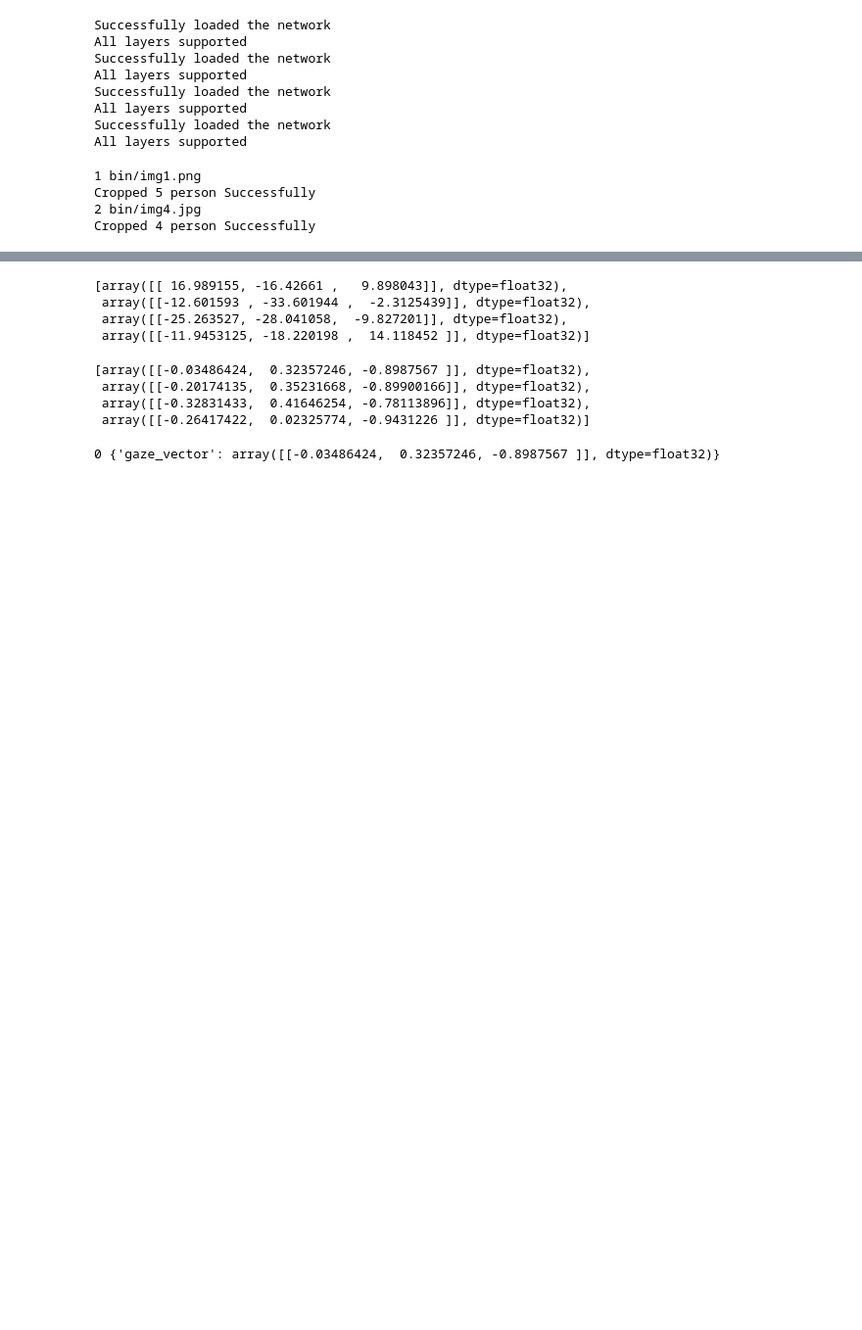
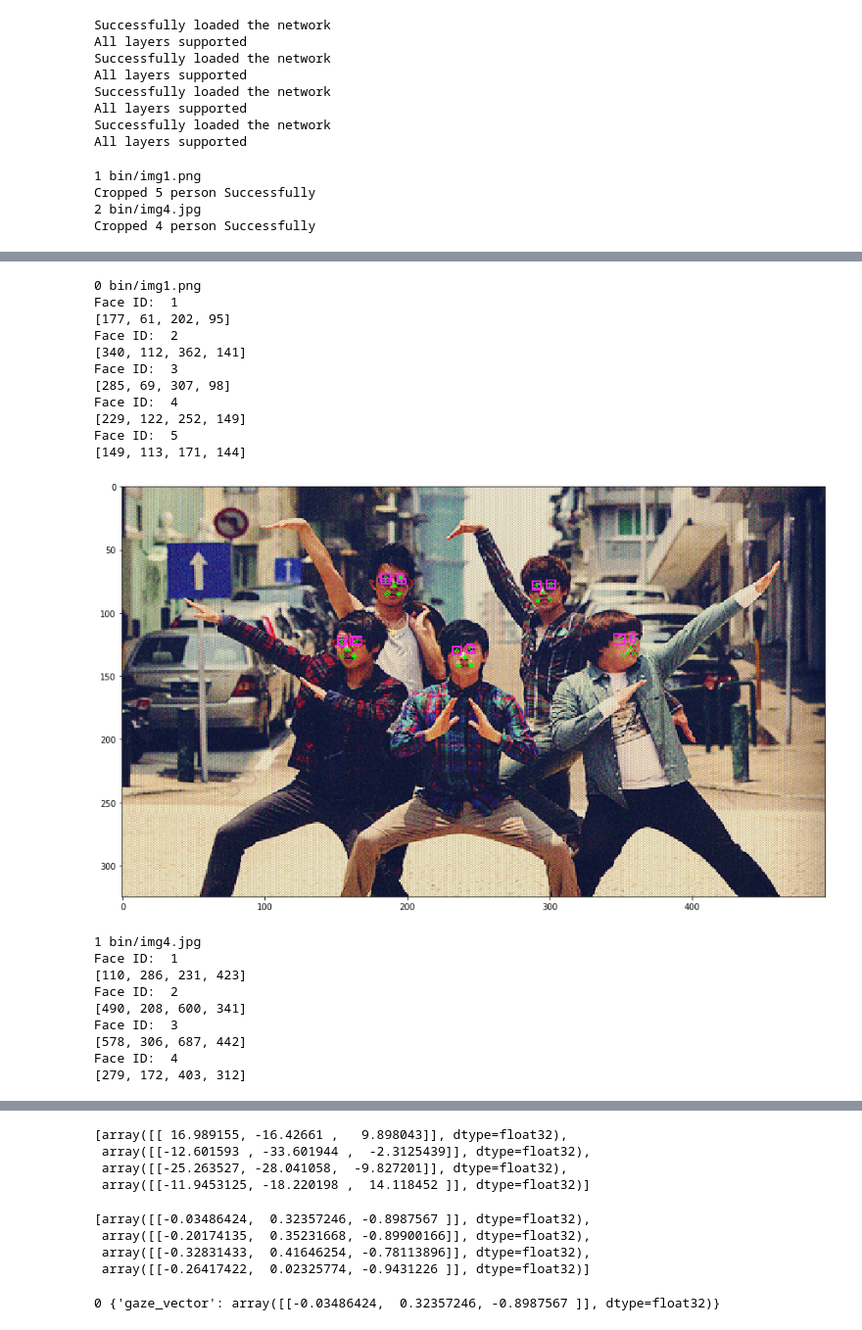
Before and after one commit to jpraveenkanna/Computer_Pointer_Controller, a Jupyter notebook: main.ipynb, the cells around one changed output, grey strips where cells are left out. Shown at 98% size. Drawn from its saved outputs; the diff is of its cells as text; code cells hidden in the pictures; blank space fills up the shorter version.

```diff
--- a/main.ipynb
+++ b/main.ipynb
@@ -66,11 +87,12 @@ Cropped 4 person Successfully
 # %%
+#don't run this
 #Handle landmark detection
 crop_percentage = 0.5
 left_eye =[]
 right_eye = []
 x_coord = []
 y_coord = []
-for image_id,input_img in enumerate(cropped_image):
+for image_id,cropped_faces in enumerate(cropped_image):
     pre_processed_img = ld.pre_process_input(input_img)
     result = ld.predict(pre_processed_img)
     output_image,x_axis,y_axis = ld.preprocess_output(result)
@@ -82,0 +145,28 @@ for image_id,input_img in enumerate(cropped_image):
+# %%
+a,b =[],[]
+for image_id in range(2):
+    print(image_id)
+    for face in range(3):
+        input_img = face
+        pre_processed_img = ld.pre_process_input(input_img)
+        result = ld.predict(pre_processed_img)
+        output_image,x_axis,y_axis = ld.preprocess_output(result)
+        left_eye_crop = ld.crop_left_eye(crop_percentage)
+        left_eye.append(left_eye_crop)
+        right_eye_crop = ld.crop_right_eye(crop_percentage)
+        right_eye.append(right_eye_crop)
+        y_coord.append(y_axis)
+        x_coord.append(x_axis)
+# %%
+#Visualizing output
+input_image = ['bin/img1.png']
+for image_id in range(len(input_image)):
+    temp_image = cv2.imread(input_image[image_id])
+    print(image_id+1,input_image[image_id])
+    for x,y in zip(x_coord, y_coord):
+        print(x,y)
+        #temp_image = cv2.circle(temp_image,(x[0], y[0]), 1, (0,255,0), 1)
+        #temp_image = cv2.circle(temp_image,(x[1], y[1]), 1, (0,255,0), 1)
+
+
+    #ld.plot_image(temp_image)
@@ -82,0 +197,36 @@ for image_id,input_img in enumerate(cropped_image):
+# %%
+for image_id, image in enumerate(input_image):
+    print(image_id, image)
+    org_img = cv2.imread(image)
+
+    for face_id in range(len(face_box[image_id])):
+        print("Face ID: ", face_id+1)
+        print(face_box[image_id][face_id])
+
+        cropped_img_to_replace = cropped_image[image_id][face_id]
+        org_img[face_box[image_id][face_id][1]:face_box[image_id][face_id][3], face_box[image_id][face_id][0]:face_box[image_id][face_id][2]] = cropped_img_to_replace
+
+
+    fd.plot_image(org_img)
+# %% [output]
+0 bin/img1.png
+Face ID:  1
+[177, 61, 202, 95]
+Face ID:  2
+[340, 112, 362, 141]
+Face ID:  3
+[285, 69, 307, 98]
+Face ID:  4
+[229, 122, 252, 149]
+Face ID:  5
+[149, 113, 171, 144]
+[figure, added]
+1 bin/img4.jpg
+Face ID:  1
+[110, 286, 231, 423]
+Face ID:  2
+[490, 208, 600, 341]
+Face ID:  3
+[578, 306, 687, 442]
+Face ID:  4
+[279, 172, 403, 312]
```
Also changed, not shown: parts of 11 cells of this notebook.
